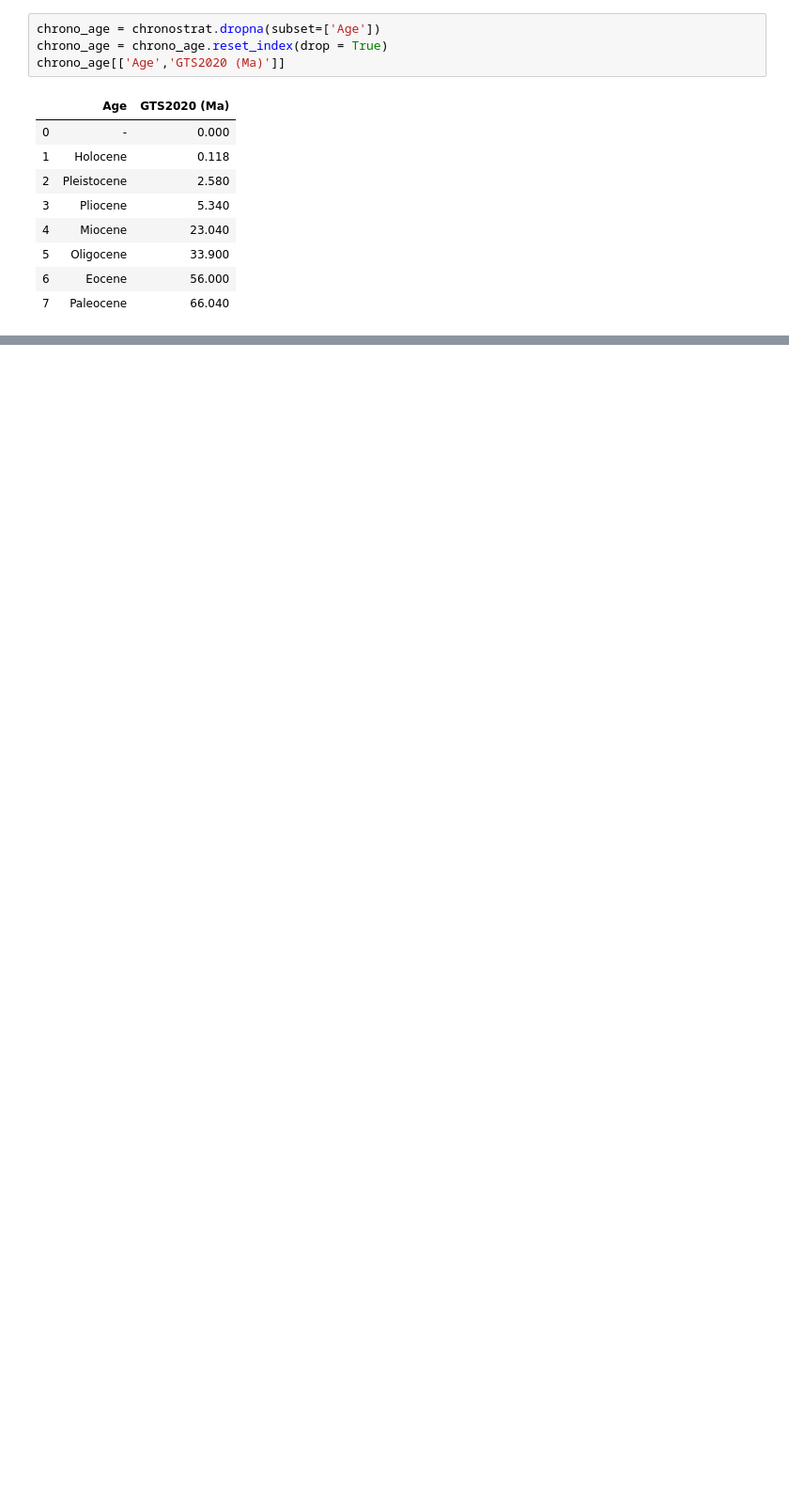
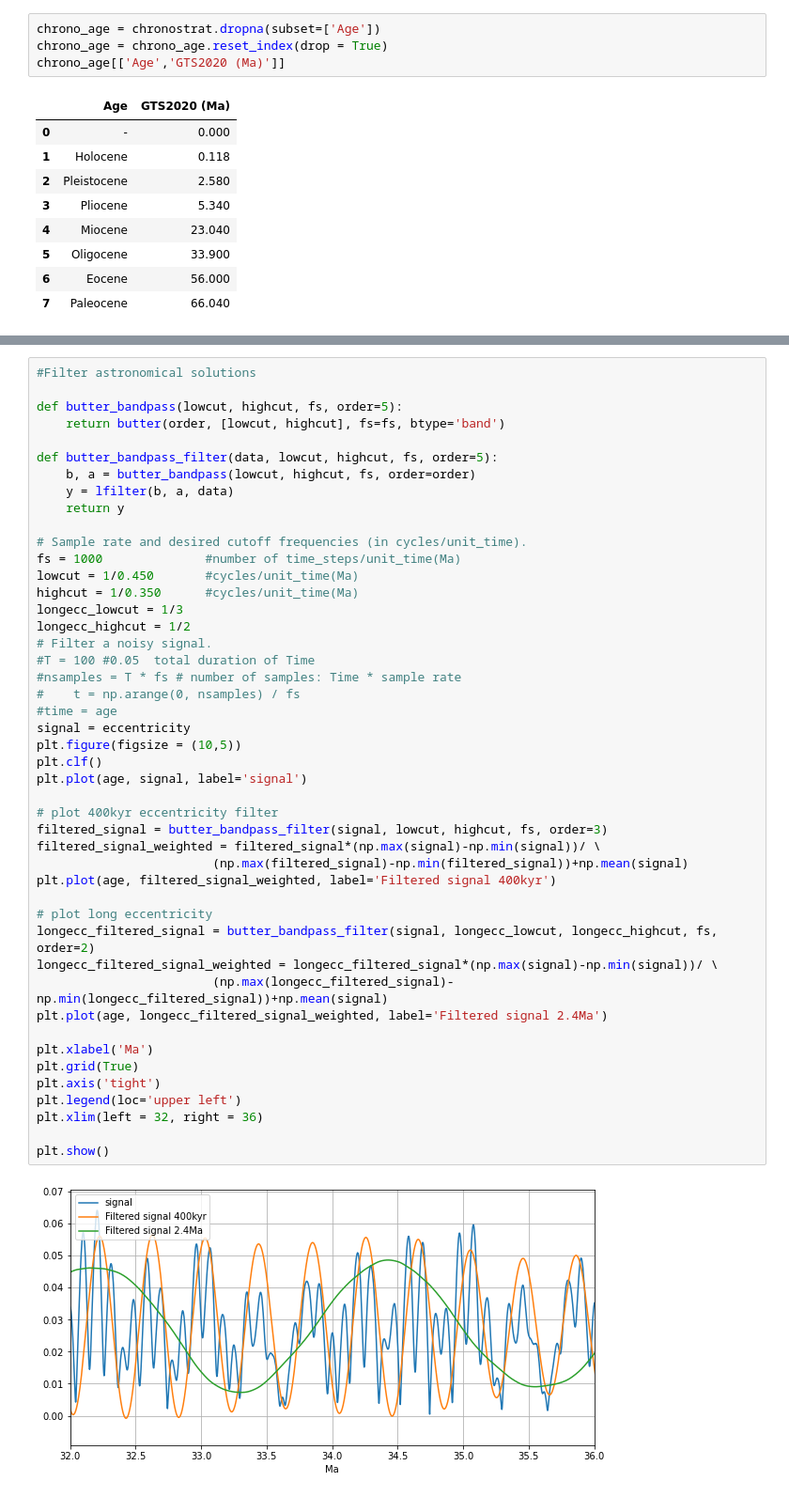
Before and after one commit to miguel-garces/Geol-Time-Scale, a Jupyter notebook: GPTS_Astrochron.ipynb, the cells around one changed output, grey strips where cells are left out. Shown at 94% size. Saved outputs shown, nothing was run; the diff lists cells and outputs as text; blank space fills up the shorter version.

```diff
--- a/GPTS_Astrochron.ipynb
+++ b/GPTS_Astrochron.ipynb
@@ -83,2 +98,50 @@ chrono_age[['Age','GTS2020 (Ma)']]
+# %%
+#Filter astronomical solutions
+
+def butter_bandpass(lowcut, highcut, fs, order=5):
+    return butter(order, [lowcut, highcut], fs=fs, btype='band')
+
+def butter_bandpass_filter(data, lowcut, highcut, fs, order=5):
+    b, a = butter_bandpass(lowcut, highcut, fs, order=order)
+    y = lfilter(b, a, data)
+    return y
+
+# Sample rate and desired cutoff frequencies (in cycles/unit_time).
+fs = 1000              #number of time_steps/unit_time(Ma)
+lowcut = 1/0.450       #cycles/unit_time(Ma)
+highcut = 1/0.350      #cycles/unit_time(Ma)
+longecc_lowcut = 1/3
+longecc_highcut = 1/2
+# Filter a noisy signal.
+#T = 100 #0.05  total duration of Time
+#nsamples = T * fs # number of samples: Time * sample rate
+#    t = np.arange(0, nsamples) / fs
+#time = age
+signal = eccentricity
+plt.figure(figsize = (10,5))
+plt.clf()
+plt.plot(age, signal, label='signal')
+
+# plot 400kyr eccentricity filter
+filtered_signal = butter_bandpass_filter(signal, lowcut, highcut, fs, order=3)
+filtered_signal_weighted = filtered_signal*(np.max(signal)-np.min(signal))/ \
+                        (np.max(filtered_signal)-np.min(filtered_signal))+np.mean(signal)
+plt.plot(age, filtered_signal_weighted, label='Filtered signal 400kyr')
+
+# plot long eccentricity
+longecc_filtered_signal = butter_bandpass_filter(signal, longecc_lowcut, longecc_highcut, fs, order=2)
+longecc_filtered_signal_weighted = longecc_filtered_signal*(np.max(signal)-np.min(signal))/ \
+                        (np.max(longecc_filtered_signal)-np.min(longecc_filtered_signal))+np.mean(signal)
+plt.plot(age, longecc_filtered_signal_weighted, label='Filtered signal 2.4Ma')
+
+plt.xlabel('Ma')
+plt.grid(True)
+plt.axis('tight')
+plt.legend(loc='upper left')
+plt.xlim(left = 32, right = 36)
+
+plt.show()
+# %% [output]
+[figure, added]
 # %%
 #select age range to plot
```
Also changed, not shown: parts of 8 cells of this notebook.
